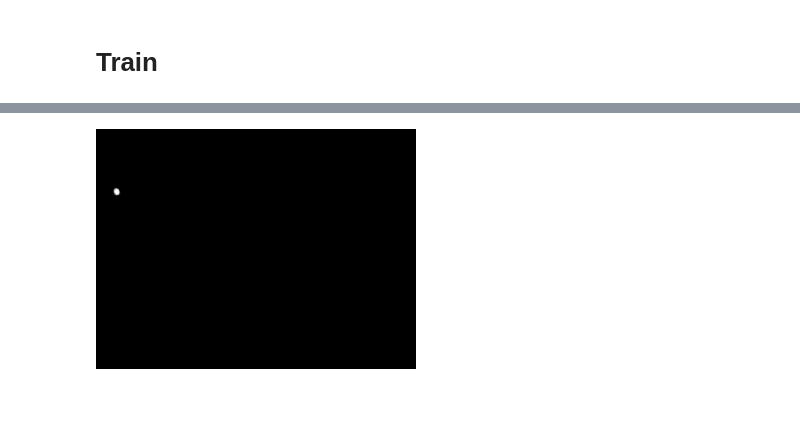
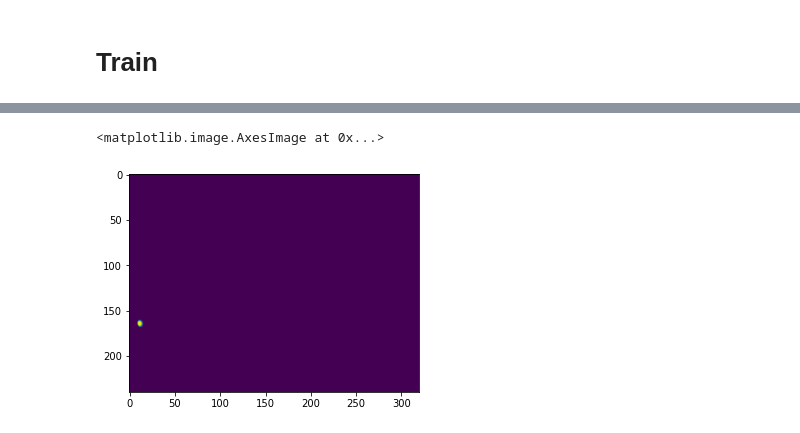
Before and after one commit to hongh-zhang/Vision, a Jupyter notebook: mice/mice.ipynb, the cells around one changed output, grey strips where cells are left out. Drawn from its saved outputs; the diff is of its cells as text; code cells hidden in the pictures; blank space fills up the shorter version.

```diff
--- a/mice/mice.ipynb
+++ b/mice/mice.ipynb
@@ -209,6 +179,7 @@ nn.save_weights('./checkpoints/my_checkpoint')
 # %%
-cv2_imshow(nn(test_images[9:10])[0,:,:,1,1].numpy() * 255)
+cv2_imshow(nn(test_images[0:1])[0,:,:,0,1].numpy() * 255)
 # %% [output]
+<matplotlib.image.AxesImage at 0x...>
-[figure, old version]
+[figure, new version]
 # %%
 cv2_imshow(test_labels[9:10][0,:,:,1,1].numpy() * 255)
```
Also changed, not shown: parts of 14 cells of this notebook, 1 other file.
